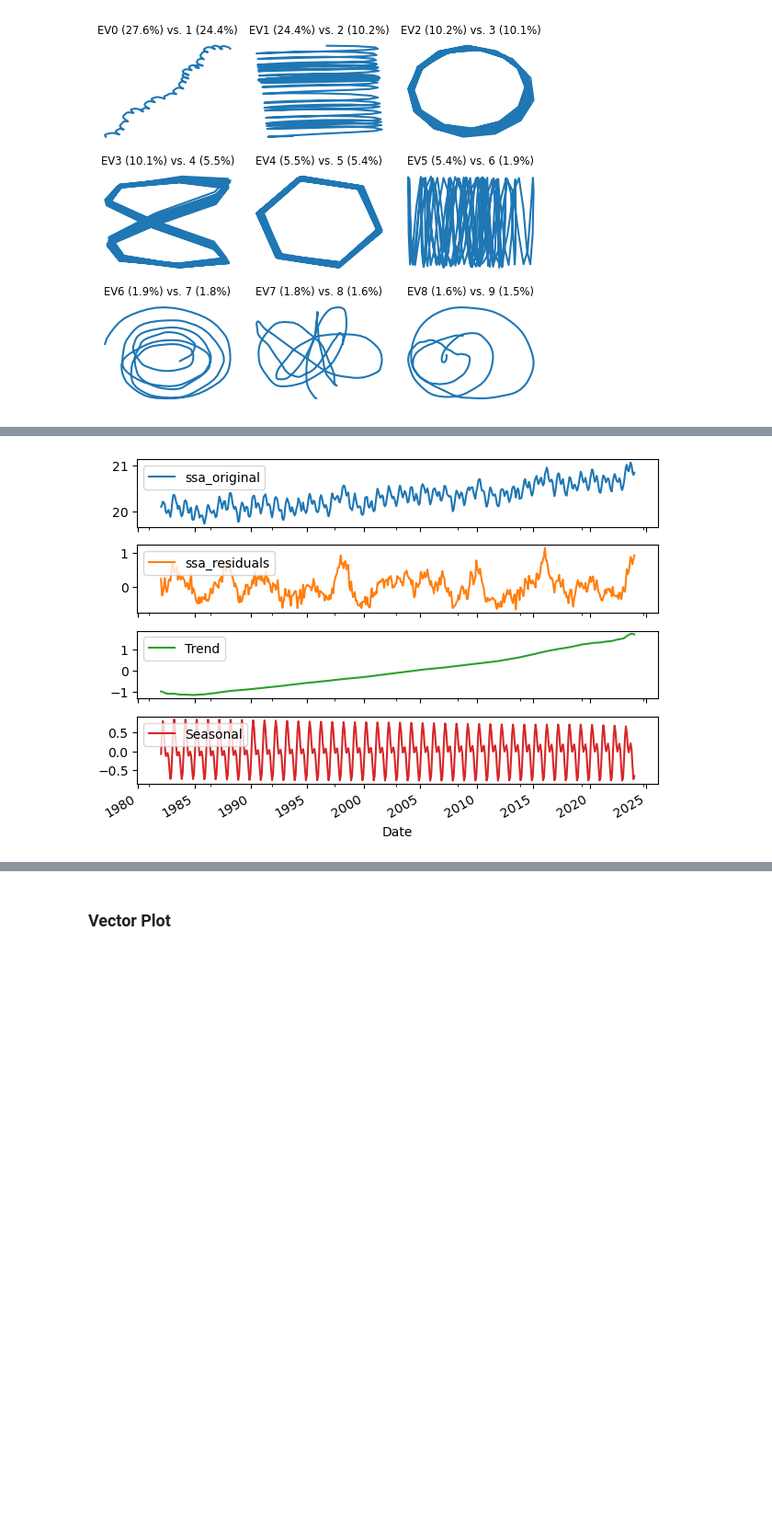
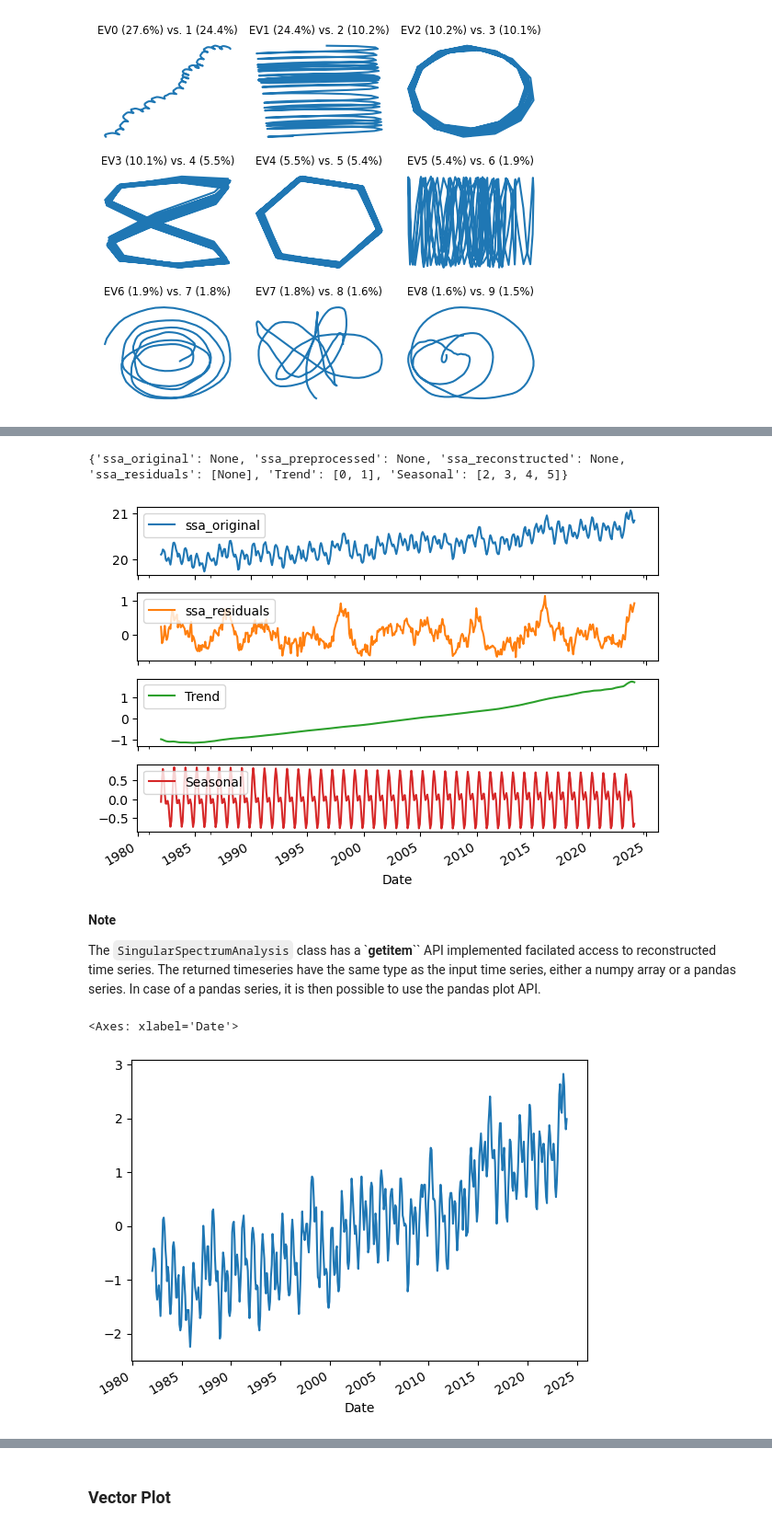
Before and after one commit to ADSCIAN/ssalib, a Jupyter notebook: notebooks/02_ssa_plotting_guide.ipynb, the cells around one changed output, grey strips where cells are left out. Shown at 92% size. Cells and saved outputs as stored; diff of their text form; code cells hidden in the pictures; blank space fills up the shorter version.

```diff
--- a/notebooks/02_ssa_plotting_guide.ipynb
+++ b/notebooks/02_ssa_plotting_guide.ipynb
@@ -113,10 +183,23 @@ fig, axes = ssa.plot(kind='timeseries', subplots=True)
 [figure]
 # %%
-ssa = SSA(sst).decompose().reconstruct(groups={'Trend': [0,1], 'Seasonal': [2,3,4,5]})
+# after
+ssa = SSA(sst).decompose().reconstruct(groups={'Trend': [0, 1], 'Seasonal': [2, 3, 4, 5]})
+print(ssa.groups)
 fig, axes = ssa.plot(
     kind='timeseries',
     exclude=['ssa_preprocessed', 'ssa_reconstructed'],
     subplots=True
 )
 # %% [output]
+{'ssa_original': None, 'ssa_preprocessed': None, 'ssa_reconstructed': None, 'ssa_residuals': [None], 'Trend': [0, 1], 'Seasonal': [2, 3, 4, 5]}
 [figure]
+# %% [markdown]
+**Note**
+
+The `SingularSpectrumAnalysis` class has a `__getitem__`` API implemented facilated access to reconstructed time series. The returned timeseries have the same type as the input time series, either a numpy array or a pandas series. In case of a pandas series, it is then possible to use the pandas plot API.
+# %%
+# by name
+ssa['ssa_preprocessed'].plot()
+# %% [output]
+<Axes: xlabel='Date'>
+[figure, added]
```
Also changed, not shown: parts of 20 cells of this notebook.
